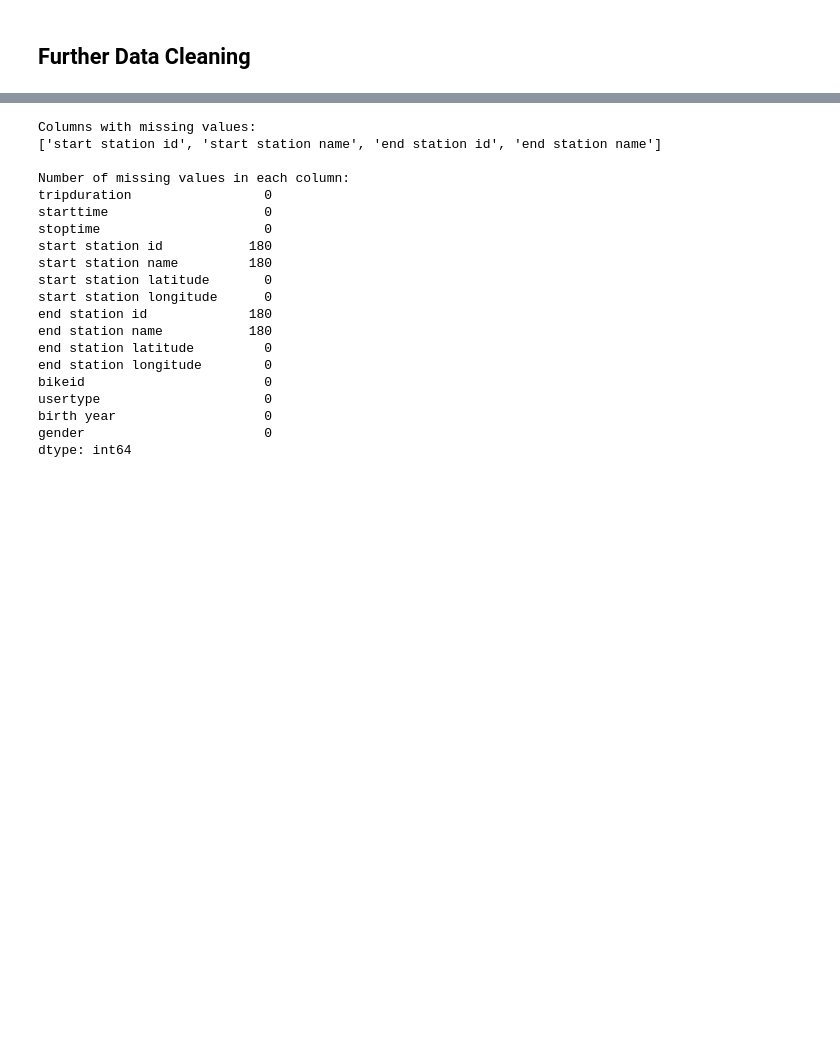
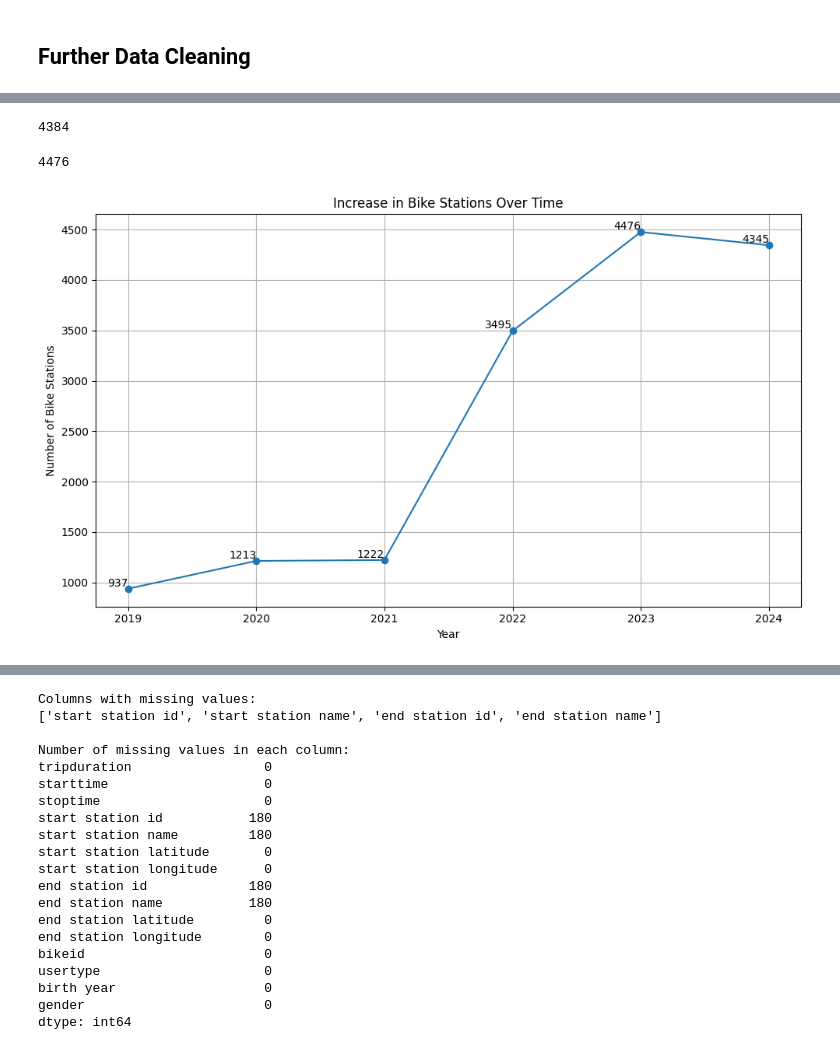
Before and after one commit to lukasschirren/nyc_bike_rental, a Jupyter notebook: Lukas_Workspace.ipynb, the cells around one changed output, grey strips where cells are left out. Drawn from its saved outputs; the diff is of its cells as text; code cells hidden in the pictures; blank space fills up the shorter version.

Commit message:
Analysis increase in bike stations over time

```diff
--- a/Lukas_Workspace.ipynb
+++ b/Lukas_Workspace.ipynb
@@ -29,3 +48,43 @@ data_2023 = pd.read_pickle(file_name)
+# %%
+bro_df = pd.DataFrame({'bro': pd.concat([data_2024['start_station_id'], data_2024['end_station_id']], ignore_index=True)})
+len(bro_df['bro'].unique())
+# %% [output]
+4384
+# %%
+len(data_2021['start station id'].unique())
+len(data_2023['start_station_id'].unique())
+# %% [output]
+4476
+# %%
+# Calculate the number of unique bike stations for each year
+years = range(2019, 2025)
+bike_stations = []
+
+for year in years:
+    # Determine the column name based on the year
+    column_name = 'start station id' if year < 2022 else 'start_station_id'
+    # Calculate the number of unique bike stations
+    num_stations = len(globals()[f"data_{year}"][column_name].unique())
+    bike_stations.append(num_stations)
+
+# Plotting
+plt.figure(figsize=(10, 6))
+plt.plot(years, bike_stations, marker='o', linestyle='-')
+plt.title('Increase in Bike Stations Over Time')
+plt.xlabel('Year')
+plt.ylabel('Number of Bike Stations')
+plt.grid(True)
+plt.xticks(years)  # Set the x-axis ticks to be the years
+
+# Display specific numbers
+for i, txt in enumerate(bike_stations):
+    plt.text(years[i], bike_stations[i], str(txt), ha='right', va='bottom')
+
+
+plt.tight_layout()
+plt.show()
+# %% [output]
+[figure, added]
 # %%
 data_2019.dtypes
 # %% [output]
```
Also changed, not shown: parts of 9 cells of this notebook.
